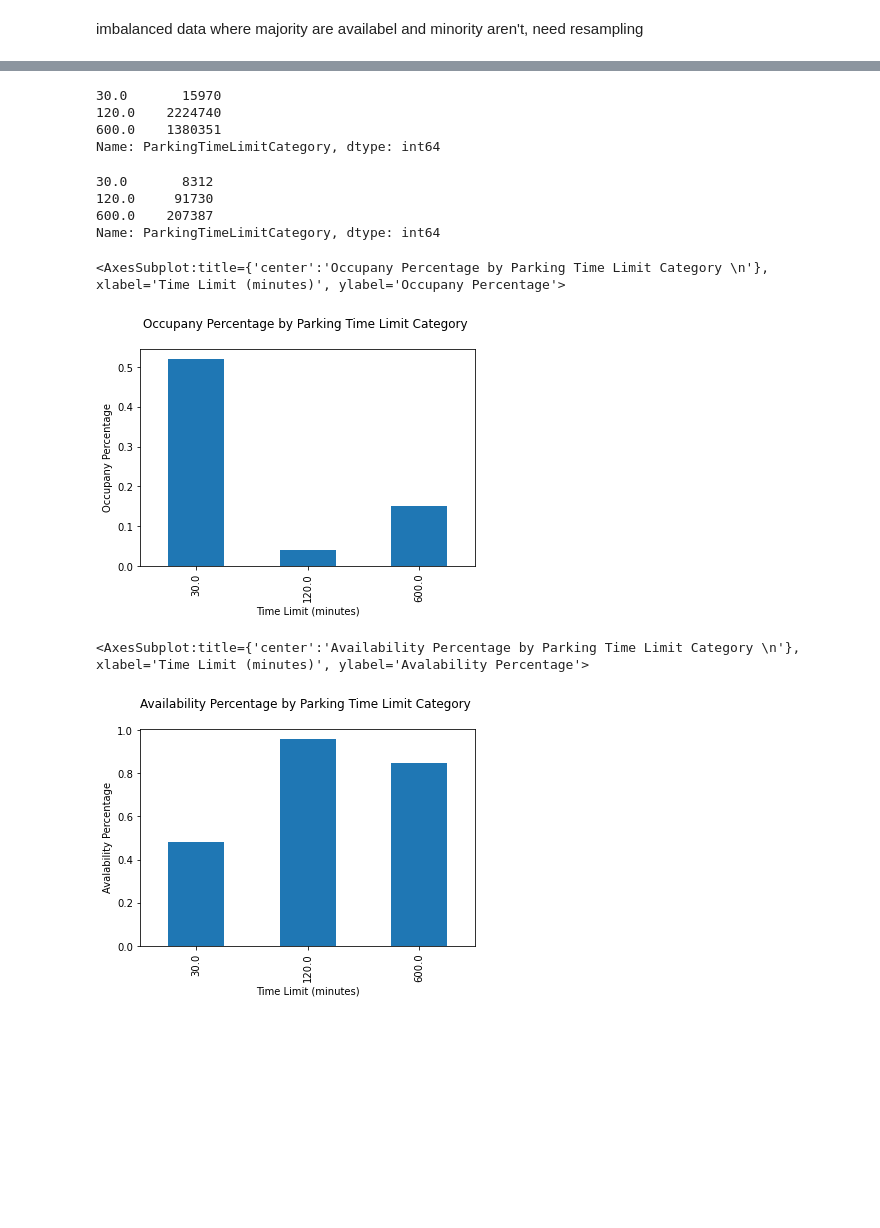
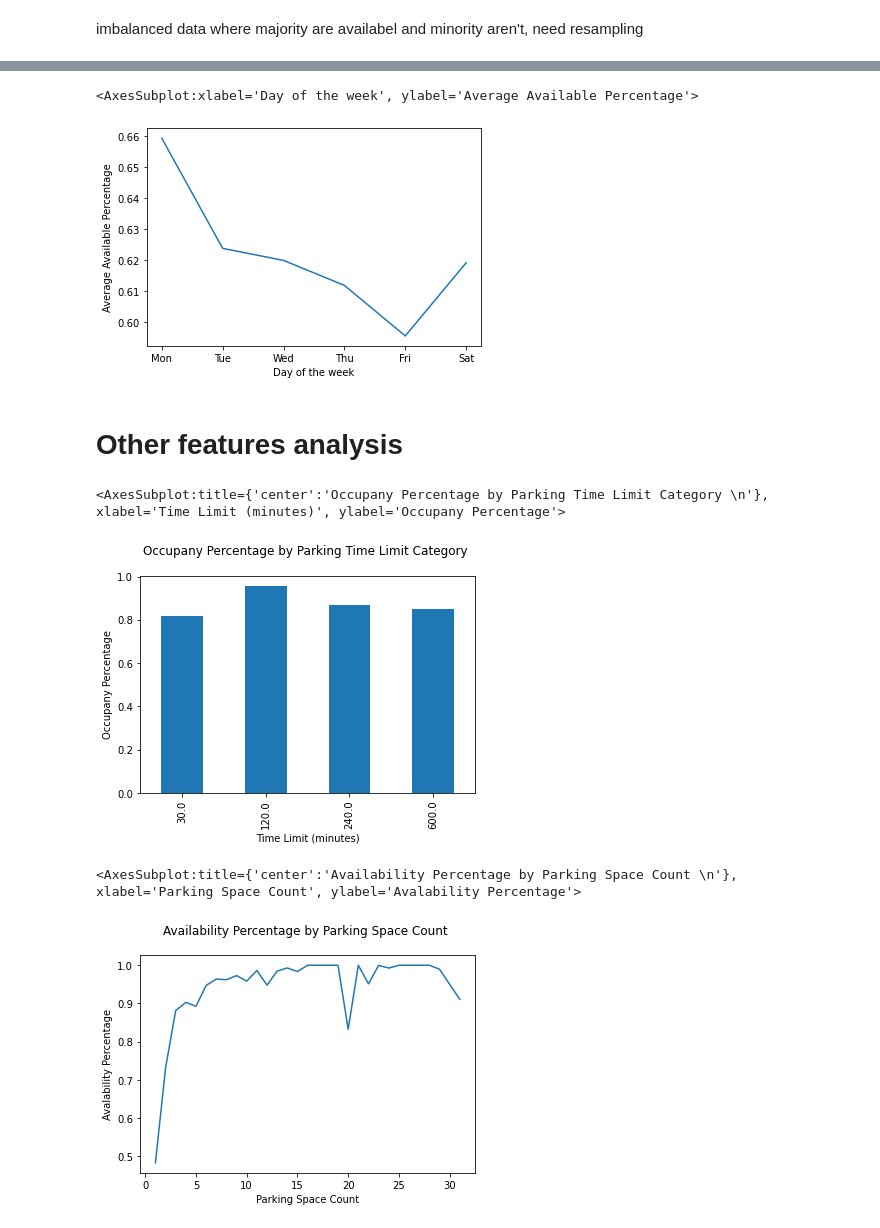
Before and after one commit to binhuiyun/cs6220-data-project, a Jupyter notebook: parking/data_visualization.ipynb, the cells around one changed output, grey strips where cells are left out. Cells and saved outputs as stored; diff of their text form; code cells hidden in the pictures; blank space fills up the shorter version.

```diff
--- a/parking/data_visualization.ipynb
+++ b/parking/data_visualization.ipynb
@@ -4,5 +4,5 @@ import matplotlib.pyplot as plt
 import geopandas as gpd
 import osmnx as ox
 # %%
-df = pd.read_csv('data/clean_data.csv')
+df = pd.read_csv('data/clean_data_visual.csv')
 # %%
@@ -125,23 +84,21 @@ hour[:-6].plot.bar( xlabel='Hour', ylabel='Availability count',
+# %%
+agg_week_available = pd.DataFrame()
+for i in plot_df_hour:
+    agg_week_available[i] = pd.Series(plot_df_hour[i].mean())
+agg_week_available.transpose().plot(legend=False,
+xlabel='Day of the week', ylabel='Average Available Percentage')
+# %% [output]
+<AxesSubplot:xlabel='Day of the week', ylabel='Average Available Percentage'>
+[figure, added]
+# %% [markdown]
+# Other features analysis
 # %%
 ParkingTimeLimitCategoryAll = df['ParkingTimeLimitCategory'].value_counts().sort_index()
-ParkingTimeLimitCategoryAll
+ParkingTimeLimitCategory = df_has_available['ParkingTimeLimitCategory'].value_counts().sort_index()
-# %% [output]
-30.0       15970
-120.0    2224740
-600.0    1380351
-Name: ParkingTimeLimitCategory, dtype: int64
-# %%
-ParkingTimeLimitCategory_neg = df_no_available['ParkingTimeLimitCategory'].value_counts().sort_index()
-ParkingTimeLimitCategory_neg
-# %% [output]
-30.0       8312
-120.0     91730
-600.0    207387
-Name: ParkingTimeLimitCategory, dtype: int64
 # %%
-b = ParkingTimeLimitCategory_neg / ParkingTimeLimitCategoryAll
-b.plot.bar(title="Occupany Percentage by Parking Time Limit Category \n",
+agg_category = ParkingTimeLimitCategory / ParkingTimeLimitCategoryAll
+agg_category.plot.bar(title="Occupany Percentage by Parking Time Limit Category \n",
 xlabel='Time Limit (minutes)', ylabel='Occupany Percentage')
 # %% [output]
 <AxesSubplot:title={'center':'Occupany Percentage by Parking Time Limit Category \n'}, xlabel='Time Limit (minutes)', ylabel='Occupany Percentage'>
-[figure, old version]
+[figure, new version]
@@ -148,6 +108,7 @@ xlabel='Time Limit (minutes)', ylabel='Occupany Percentage')
 # %%
-a.plot.bar(title="Availability Percentage by Parking Time Limit Category \n",
-xlabel='Time Limit (minutes)', ylabel='Avalability Percentage')
+agg_space_count = ParkingSpaceCount / ParkingSpaceCountAll
+agg_space_count.plot.line(title="Availability Percentage by Parking Space Count \n",
+xlabel='Parking Space Count', ylabel='Avalability Percentage')
 # %% [output]
-<AxesSubplot:title={'center':'Availability Percentage by Parking Time Limit Category \n'}, xlabel='Time Limit (minutes)', ylabel='Avalability Percentage'>
+<AxesSubplot:title={'center':'Availability Percentage by Parking Space Count \n'}, xlabel='Parking Space Count', ylabel='Avalability Percentage'>
-[figure, old version]
+[figure, new version]
```
Also changed, not shown: parts of 33 cells of this notebook.
